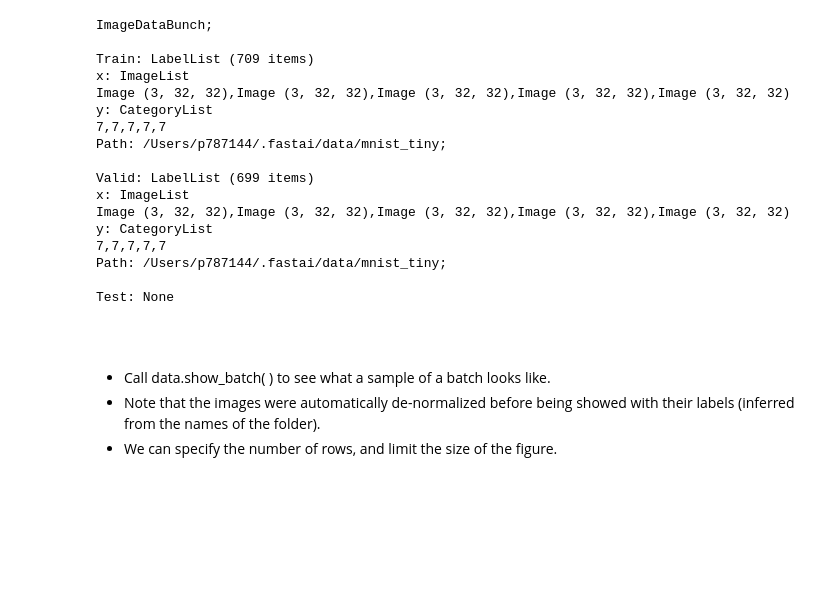
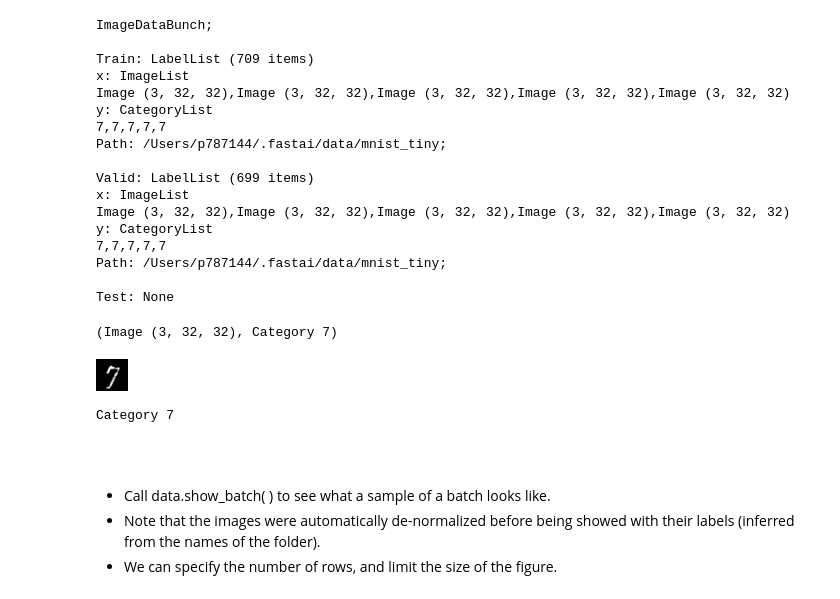
Before and after one commit to kanru-wang/fastai_cv_mnist_classification, a Jupyter notebook: mnist_binary_classification.ipynb, the cells around one changed output. Cells and saved outputs as stored; diff of their text form; code cells hidden in the pictures; blank space fills up the shorter version.

```diff
--- a/mnist_binary_classification.ipynb
+++ b/mnist_binary_classification.ipynb
@@ -119,6 +118,18 @@ y: CategoryList
 Path: /Users/p787144/.fastai/data/mnist_tiny;
 
 Test: None
+# %%
+data.train_ds[0]
+# %% [output]
+(Image (3, 32, 32), Category 7)
+# %%
+data.train_ds[0][0]
+# %% [output]
+[figure, added]
+# %%
+data.train_ds[0][1]
+# %% [output]
+Category 7
 # %% [markdown]
 <br>
 <br>
```
Also changed, not shown: parts of 16 cells of this notebook.
